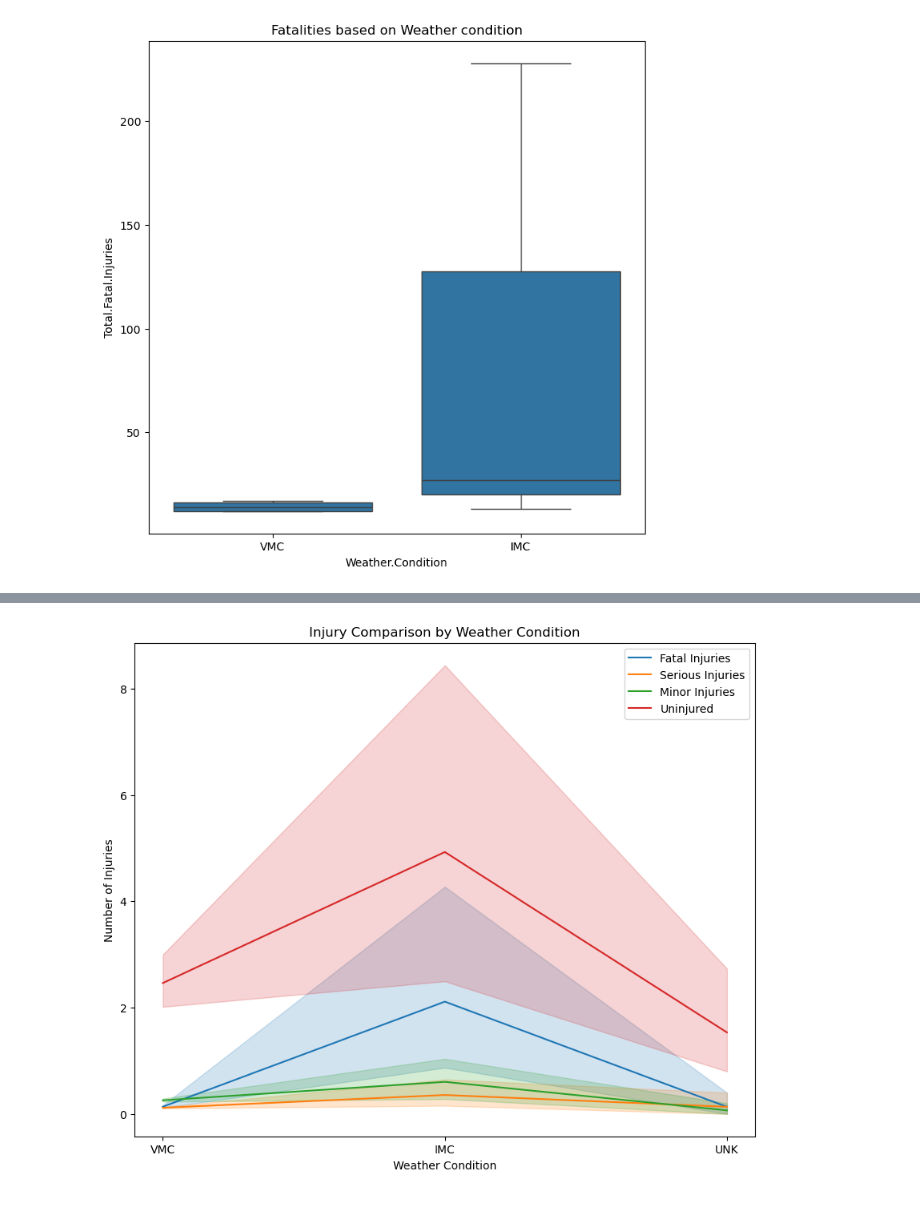
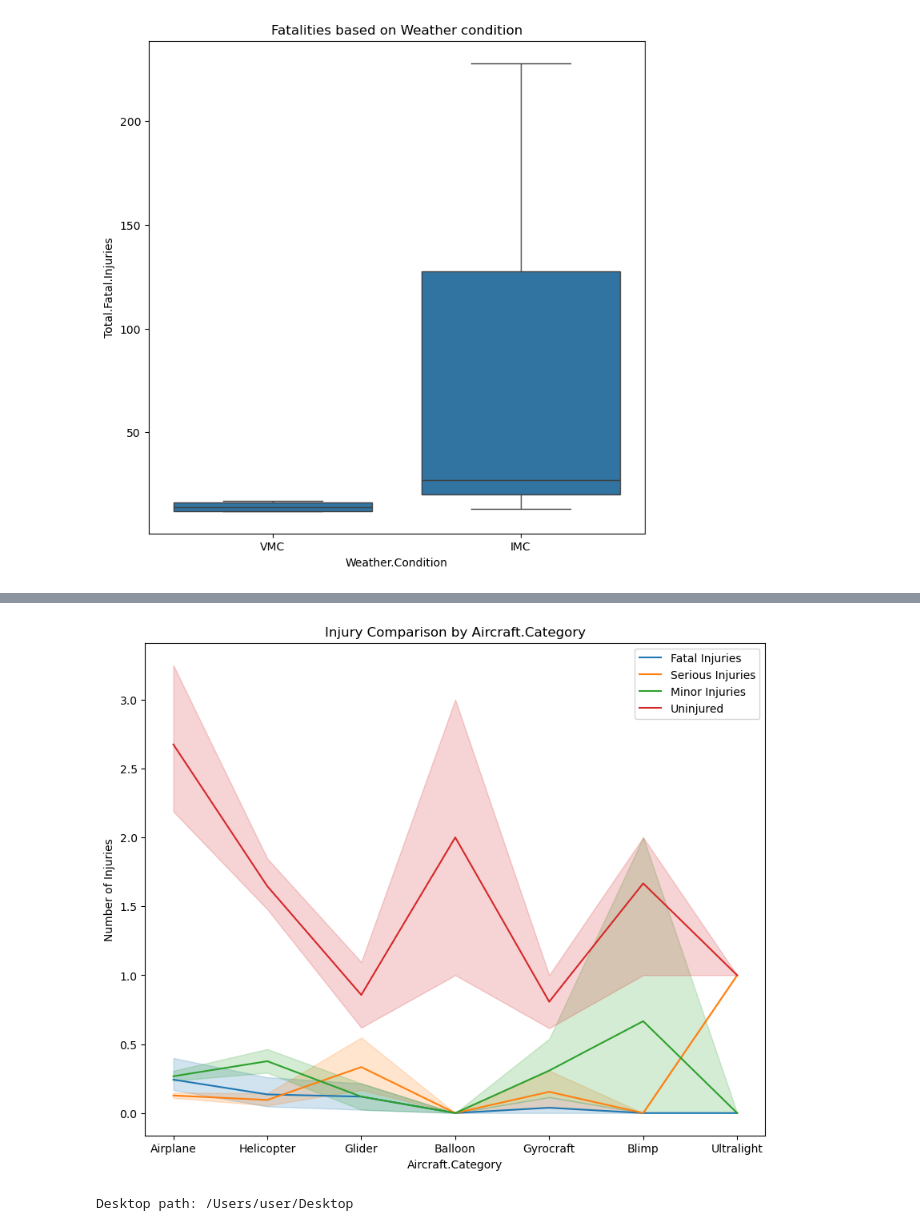
Before and after one commit to Jayrikers/dsc-phase-1-project-v3, a Jupyter notebook: student.ipynb, the cells around one changed output, grey strips where cells are left out. Drawn from its saved outputs; the diff is of its cells as text; code cells hidden in the pictures.

```diff
--- a/student.ipynb
+++ b/student.ipynb
@@ -514,18 +515,33 @@ plt.show()
 # %%
 plt.figure(figsize=(10, 8))
 
 # Plot different injury types
-sns.lineplot(x='Weather.Condition', y='Total.Fatal.Injuries', data=df, label='Fatal Injuries')
-sns.lineplot(x='Weather.Condition', y='Total.Serious.Injuries', data=df, label='Serious Injuries')
-sns.lineplot(x='Weather.Condition', y='Total.Minor.Injuries', data=df, label='Minor Injuries')
-sns.lineplot(x='Weather.Condition', y='Total.Uninjured', data=df, label='Uninjured')
 
-plt.title('Injury Comparison by Weather Condition')
-plt.xlabel('Weather Condition')
+sns.lineplot(x='Aircraft.Category', y='Total.Fatal.Injuries', data=df, label='Fatal Injuries')
+sns.lineplot(x='Aircraft.Category', y='Total.Serious.Injuries', data=df, label='Serious Injuries')
+sns.lineplot(x='Aircraft.Category', y='Total.Minor.Injuries', data=df, label='Minor Injuries')
+sns.lineplot(x='Aircraft.Category', y='Total.Uninjured', data=df, label='Uninjured')
+
+plt.title('Injury Comparison by Aircraft.Category')
+plt.xlabel('Aircraft.Category')
 plt.ylabel('Number of Injuries')
 
 plt.legend()
 
 plt.show()
 # %% [output]
-[figure, old version]
+[figure, new version]
+# %%
+#Saving my data as an excel file for further analysis or reference
+import os
+
+# Automatically get the path to the Desktop folder
+desktop_path = os.path.join(os.path.expanduser('~'), 'Desktop')
+
+# Print the Desktop path
+print("Desktop path:", desktop_path)
+
+# Save the Excel file to the Desktop
+df.to_excel(os.path.join(desktop_path, 'filename.xlsx'), index=False)
+# %% [output]
+Desktop path: /Users/user/Desktop
```
Also changed, not shown: parts of 2 cells of this notebook, 6 other files.
